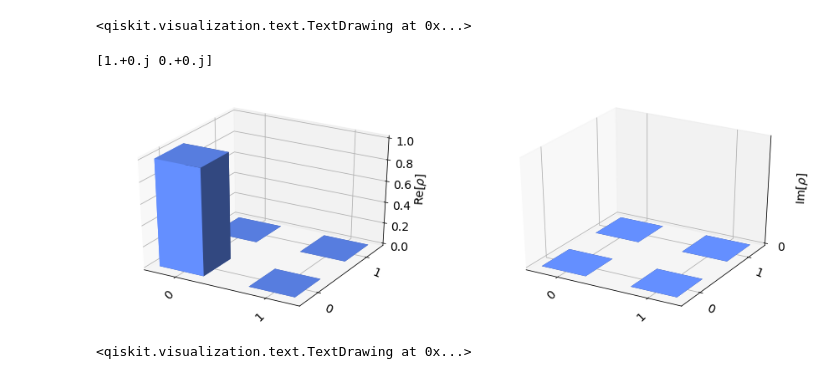
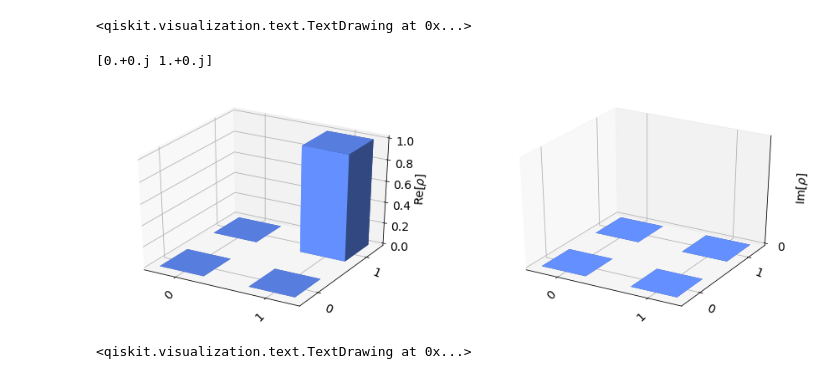
Before and after one commit to subodhpushpak/QuantumComputing, a Jupyter notebook: gates.ipynb, the cells around one changed output. Drawn from its saved outputs; the diff is of its cells as text; code cells hidden in the pictures.

```diff
--- a/gates.ipynb
+++ b/gates.ipynb
@@ -20,2 +10,10 @@ ERROR: datascience 0.10.6 has requirement folium==0.2.1, but you'll have folium
+# %%
+def runCircuit():
+  """prepare and run the circuit"""
+  backend = Aer.get_backend('statevector_simulator')
+  job = execute(circ, backend)
+  result = job.result()
+  outputstate = result.get_statevector(circ, decimals=3)
+  return outputstate
 # %%
 circ = QuantumCircuit(1)
@@ -25,16 +23,13 @@ circ.z(0)
 circ.draw()
 # %% [output]
 <qiskit.visualization.text.TextDrawing at 0x...>
-# %%
-backend = Aer.get_backend('statevector_simulator')
-job = execute(circ, backend)
-result = job.result()
-outputstate = result.get_statevector(circ, decimals=3)
-print(outputstate)
-plot_state_city(outputstate)
-# %% [output]
-[1.+0.j 0.+0.j]
-[figure, removed]
+# %%
+outputstate = runCircuit()
+print(outputstate)
+plot_state_city(outputstate)
+# %% [output]
+[0.+0.j 1.+0.j]
+[figure, added]
 # %%
 circ = QuantumCircuit(2)
 #circ.x(0)
```
Also changed, not shown: parts of 5 cells of this notebook.
